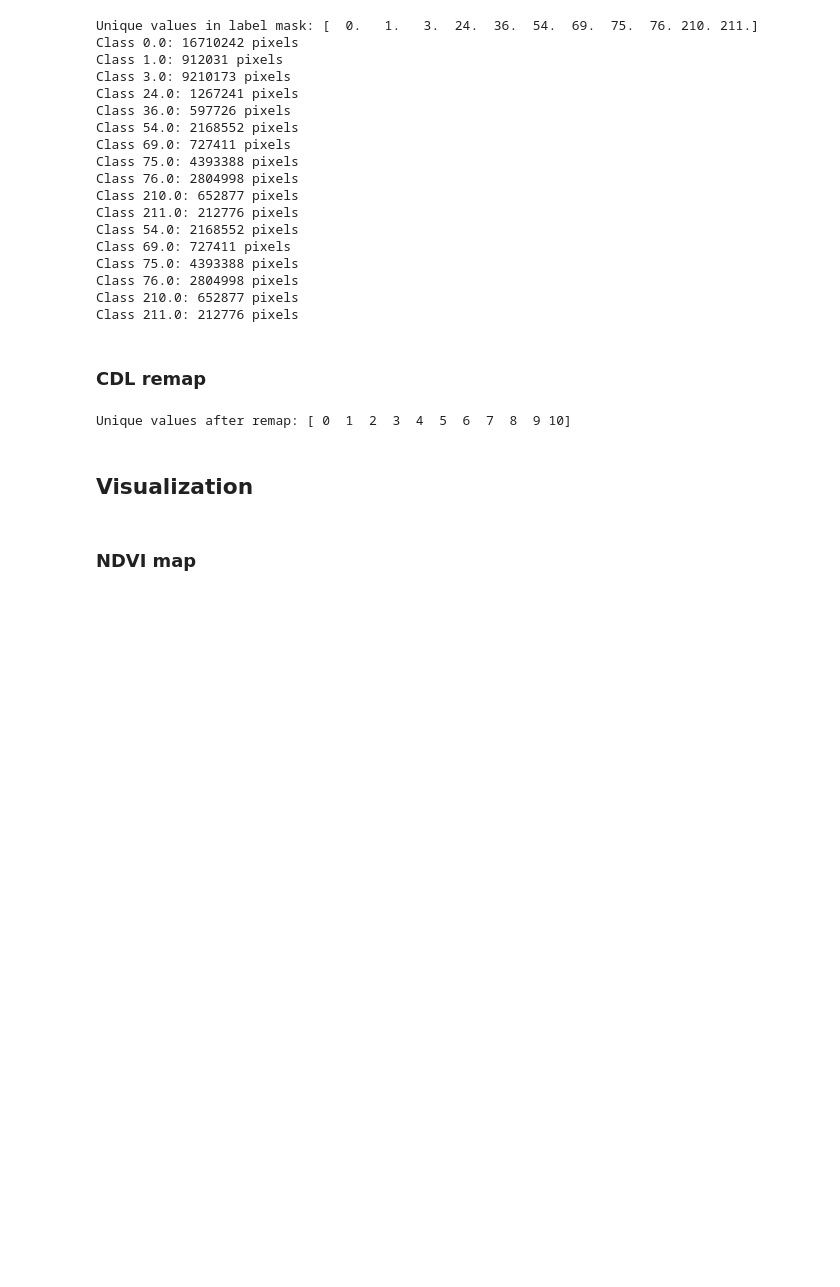
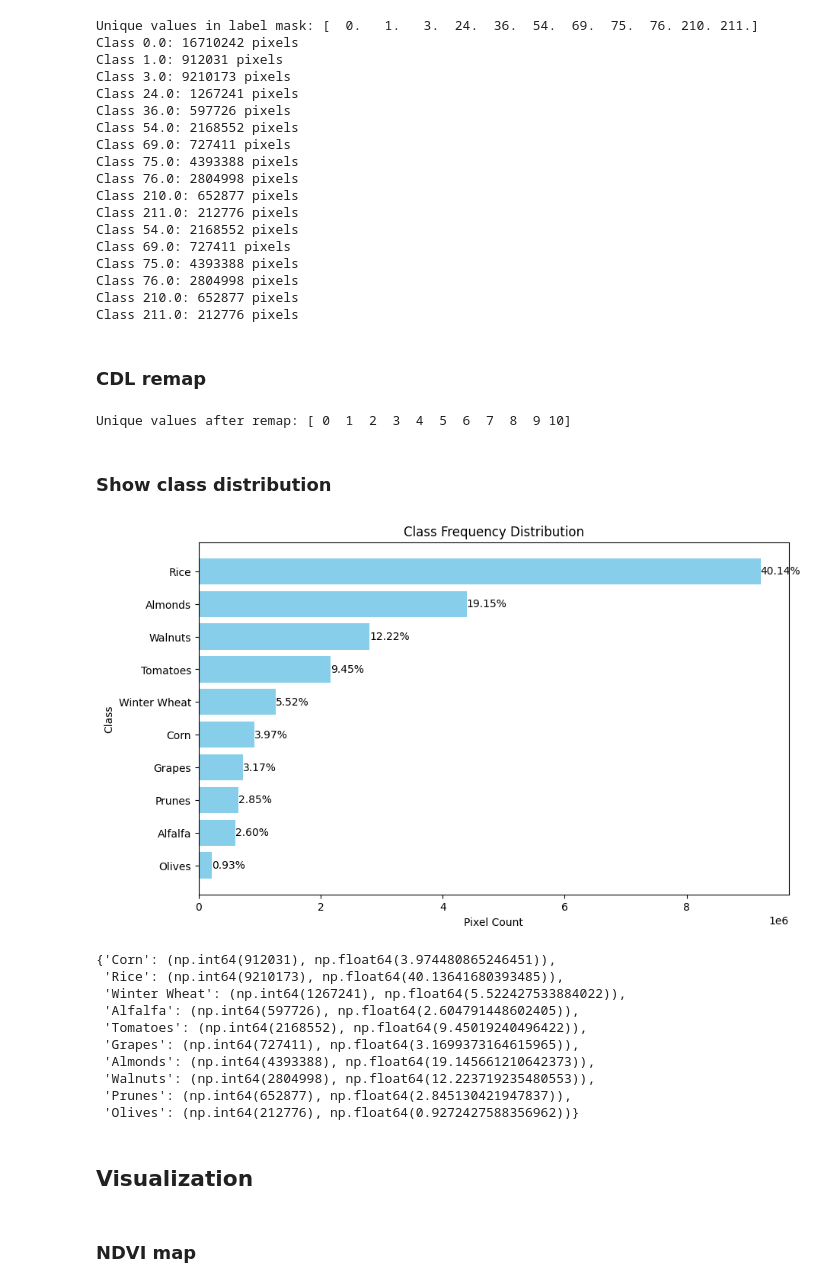
Before and after one commit to dikaizm/research-crop-mapping-geoai, a Jupyter notebook: notebooks/image_analysis.ipynb, the cells around one changed output. Drawn from its saved outputs; the diff is of its cells as text; code cells hidden in the pictures; blank space fills up the shorter version.

```diff
--- a/notebooks/image_analysis.ipynb
+++ b/notebooks/image_analysis.ipynb
@@ -193,6 +208,40 @@ with rasterio.open(mask_path) as src:
 print("Unique values after remap:", np.unique(remapped))
 # %% [output]
 Unique values after remap: [ 0  1  2  3  4  5  6  7  8  9 10]
+# %% [markdown]
+### Show class distribution
+# %%
+from geoai import label_utils
+
+label_utils.plot_class_distribution(
+    raster_path="../data/raw/cdl/2023_30m_cdls_10m_remap.tif",
+    class_mapping={
+        0: "Background",
+        1: "Corn",
+        2: "Rice",
+        3: "Winter Wheat",
+        4: "Alfalfa",
+        5: "Tomatoes",
+        6: "Grapes",
+        7: "Almonds",
+        8: "Walnuts",
+        9: "Prunes",
+        10: "Olives"
+    },
+    skip_background=True,
+)
+# %% [output]
+[figure, added]
+{'Corn': (np.int64(912031), np.float64(3.974480865246451)),
+ 'Rice': (np.int64(9210173), np.float64(40.13641680393485)),
+ 'Winter Wheat': (np.int64(1267241), np.float64(5.522427533884022)),
+ 'Alfalfa': (np.int64(597726), np.float64(2.604791448602405)),
+ 'Tomatoes': (np.int64(2168552), np.float64(9.45019240496422)),
+ 'Grapes': (np.int64(727411), np.float64(3.1699373164615965)),
+ 'Almonds': (np.int64(4393388), np.float64(19.145661210642373)),
+ 'Walnuts': (np.int64(2804998), np.float64(12.223719235480553)),
+ 'Prunes': (np.int64(652877), np.float64(2.845130421947837)),
+ 'Olives': (np.int64(212776), np.float64(0.9272427588356962))}
 # %% [markdown]
 ## Visualization
 # %% [markdown]
```
Also changed, not shown: parts of 3 cells of this notebook, 4 other files.
